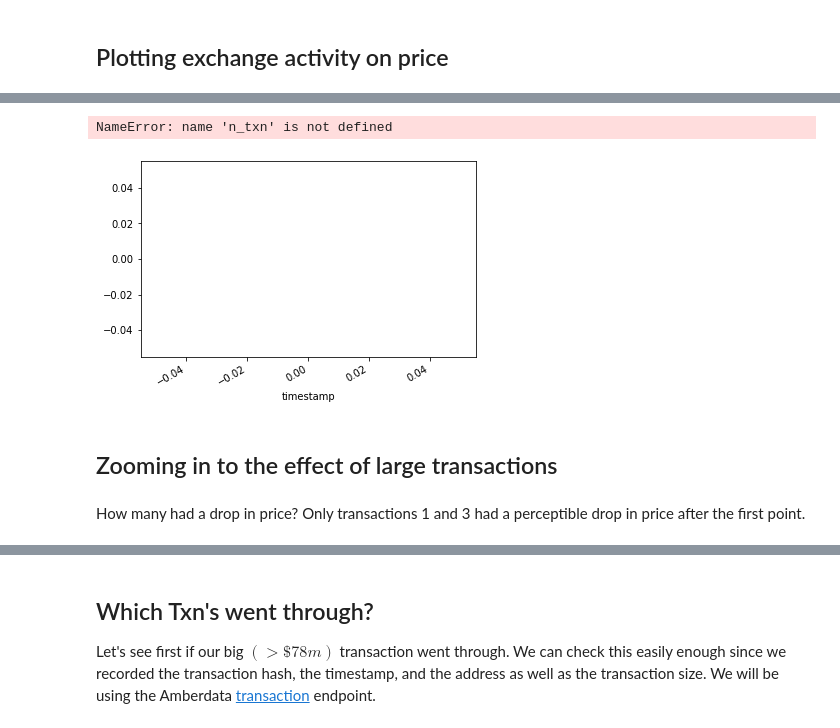
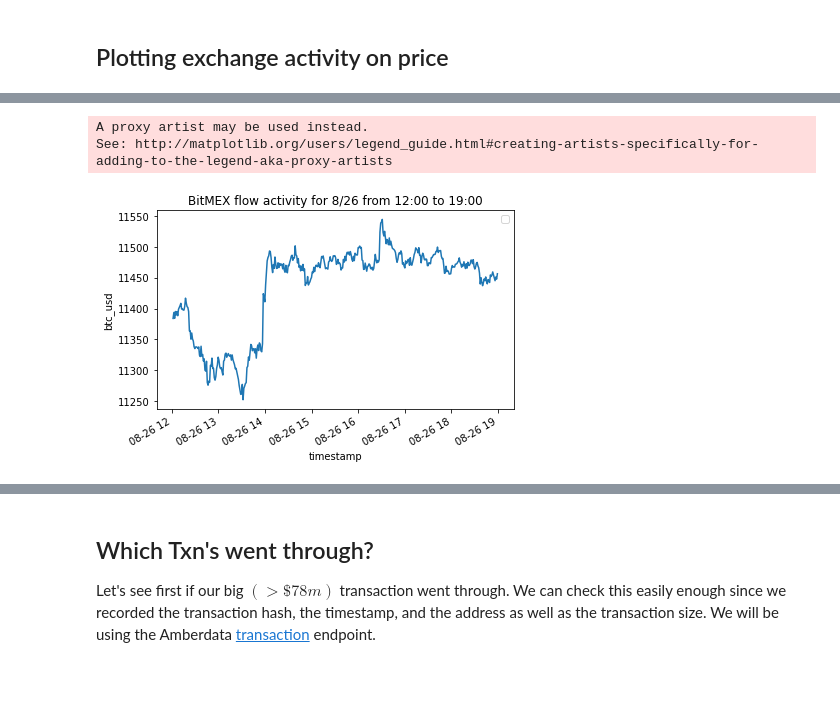
Before and after one commit to amberdata/evan-blog-posts, a Jupyter notebook: txn-mempool/notebooks/1.0-ea-analysis.ipynb, the cells around one changed output, grey strips where cells are left out. Saved outputs shown, nothing was run; the diff lists cells and outputs as text; code cells hidden in the pictures; blank space fills up the shorter version.

```diff
--- a/txn-mempool/notebooks/1.0-ea-analysis.ipynb
+++ b/txn-mempool/notebooks/1.0-ea-analysis.ipynb
@@ -58,8 +58,11 @@ results["btc"] = results.value // 10**8
 # convert to timestamp
 results['timestamp'] = pd.to_datetime(results.timestamp, utc=True)
 
+# remove duplicate transactions, keeping only the first
+results = results.sort_values('timestamp').groupby('hash').first().reset_index().set_index('timestamp').reset_index()
+
 # plot just to see if there are lots of whale activity
-results.btc.plot()
+results.set_index('timestamp').btc.plot()
 plt.title("Magnitude of pending transactions")
 plt.ylabel("BTC")
 plt.savefig("../plots/mag_pending.png")
@@ -223,20 +263,20 @@ lines = [0]*3
 for i in range(len(df_exch)):
     txn = df_exch.iloc[i]
     # set the color according to the status
-    if txn.status == 'on':
+    if txn.status == 'within':
         l = plt.axvline(txn[0], color='r', alpha=0.5)
         lines[0] = l
-    elif txn.status == 'to':
+    elif txn.status == 'on':
         l = plt.axvline(txn[0], color='g', alpha=0.5)
         lines[1] = l
-    elif txn.status == 'from':
+    elif txn.status == 'off':
         l = plt.axvline(txn[0], color='b', alpha=0.5)
         lines[2] = l
 
-plt.title("Large whale activity")
+plt.title("Large BitMEX Pending Transactions")
 plt.ylabel("btc_usd")
-plt.legend(lines, ("On", "To", "From"))
+plt.legend(lines, ("Within", "On", "Off"))
 plt.tight_layout()
-plt.savefig("../plots/large_whale_activity.png")
+plt.savefig("../plots/large_bitmex_flows.png")
 plt.show()
 # %% [output]
@@ -244,27 +286,34 @@ plt.show()
 # %%
-# the start and end of large whale activity
-start, end = datetime(2020, 8, 15, 2, 0, 0, tzinfo=pytz.UTC), datetime(2020, 8, 15, 7, 0, 0, tzinfo=pytz.UTC)
+# the start and end timestamps
+start, end = datetime(2020, 8, 26, 12, 0, 0, tzinfo=pytz.UTC), datetime(2020, 8, 26, 19, 0, 0, tzinfo=pytz.UTC)
 
-# plotting the large whale activity
+# plotting the price
 ohlcv[(ohlcv.index > start) & (ohlcv.index < end)].close.plot()
 
-# adding red lines for when whale transactions where posted
-for i in range(n_txn):
+# adding a line for bitmex flows
+lines = [0]*2
+for i in range(len(df_exch)):
+    txn = df_exch.iloc[i]
     # grabbing the timestamp in minutes
-    ts = data_sorted.iloc[i, 0]
+    ts = txn[0]
     # plotting the vertical line
     if ts > start and ts < end:
-        plt.axvline(ts, color='r', alpha=0.5)
+        if txn.status == 'on':
+            l = plt.axvline(txn[0], color='g', alpha=0.5)
+            lines[0] = l
+        elif txn.status == 'off':
+            l = plt.axvline(txn[0], color='b', alpha=0.5)
+            lines[1] = l
 
 # add an appropriate title
-plt.title(f"Whale activity for {start.month}/{start.day} from {start.hour}:{start.minute}0 AM to {end.hour}:{end.minute}0 AM")\
+plt.title(f"BitMEX flow activity for {start.month}/{start.day} from {start.hour}:{start.minute}0 to {end.hour}:{end.minute}0")
 # label the y axis
 plt.ylabel("btc_usd")
+plt.legend(lines, ("On", "Off"))
 plt.tight_layout()
 # save the figure
-plt.savefig("../plots/whale_zoom_in.png")
+plt.savefig("../plots/flow_zoom_in1.png")
 # %% [output]
-NameError: name 'n_txn' is not defined
+A proxy artist may be used instead.
+See: http://matplotlib.org/users/legend_guide.html#creating-artists-specifically-for-adding-to-the-legend-aka-proxy-artists
-[figure, old version]
+[figure, new version]
-# %% [markdown]
-## Zooming in to the effect of large transactions
@@ -304,2 +319,0 @@ plt.show()
-# %% [markdown]
-How many had a drop in price? Only transactions 1 and 3 had a perceptible drop in price after the first point.
```
Also changed, not shown: parts of 24 cells of this notebook, 16 other files.
